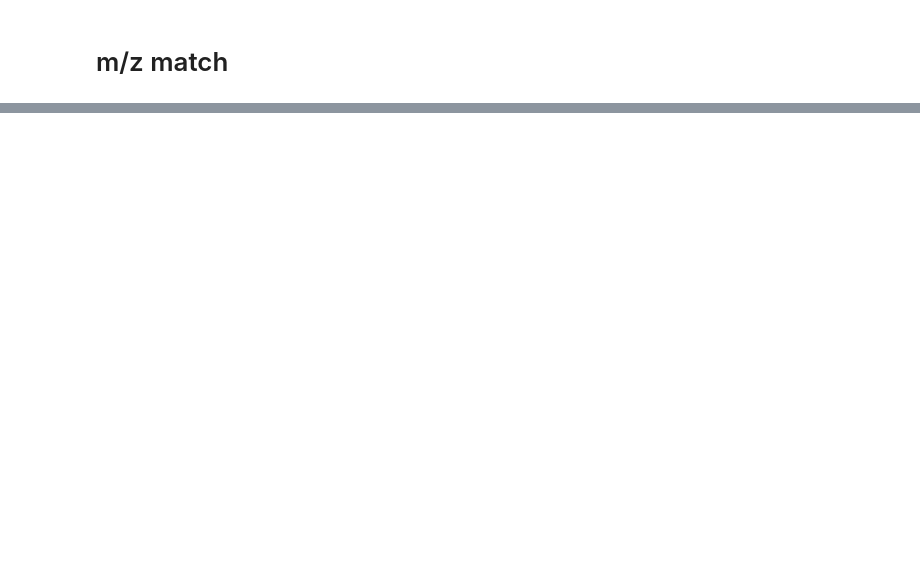
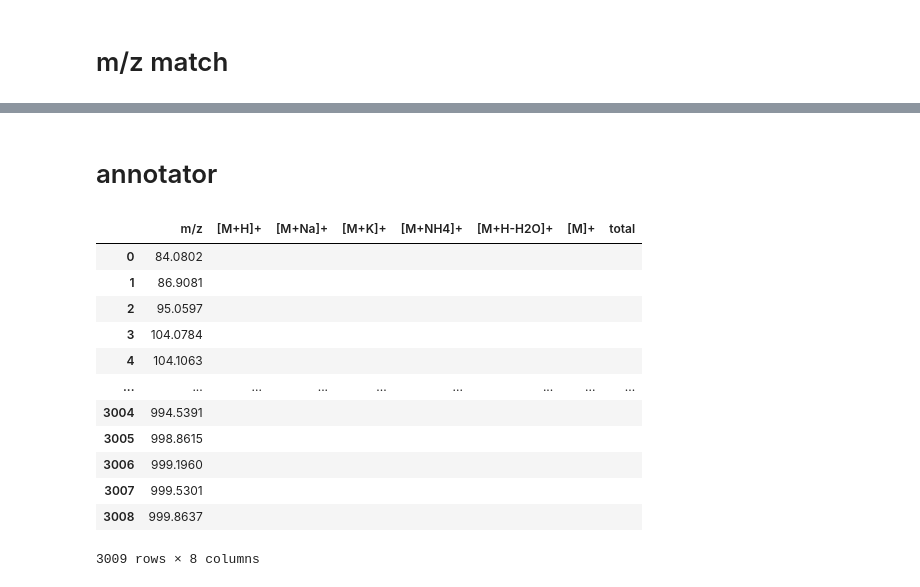
Before and after one commit to Yingzhu96/MSIDAT, a Jupyter notebook: scripts/example.ipynb, the cells around one changed output, grey strips where cells are left out. Saved outputs shown, nothing was run; the diff lists cells and outputs as text; code cells hidden in the pictures; blank space fills up the shorter version.

```diff
--- a/scripts/example.ipynb
+++ b/scripts/example.ipynb
@@ -64,0 +63,23 @@ com_match.output_process()
+# %% [markdown]
+# annotator
+# %%
+from msidat.annotator.make_annotator import Annotator
+annotator = Annotator()
+annotator.database_path = r'C:\Users\jlp10\Desktop\zhuying\python\msidat\userdata\MSDatabase.xlsx'
+annotator.msidata_path = r'C:\Users\jlp10\Desktop\zhuying\python\msidat\userdata\MSIdata.xlsx'
+annotator.output_path = r'C:\Users\jlp10\Desktop\zhuying\python\msidat\userdata\MSIdata_annotator.xlsx'
+annotator.make_annotator()
+# %% [output]
+|  | m/z | [M+H]+ | [M+Na]+ | [M+K]+ | [M+NH4]+ | [M+H-H2O]+ | [M]+ | total |
+| 0 | 84.0802 |  |  |  |  |  |  |  |
+| 1 | 86.9081 |  |  |  |  |  |  |  |
+| 2 | 95.0597 |  |  |  |  |  |  |  |
+| 3 | 104.0784 |  |  |  |  |  |  |  |
+| 4 | 104.1063 |  |  |  |  |  |  |  |
+| ... | ... | ... | ... | ... | ... | ... | ... | ... |
+| 3004 | 994.5391 |  |  |  |  |  |  |  |
+| 3005 | 998.8615 |  |  |  |  |  |  |  |
+| 3006 | 999.1960 |  |  |  |  |  |  |  |
+| 3007 | 999.5301 |  |  |  |  |  |  |  |
+| 3008 | 999.8637 |  |  |  |  |  |  |  |
+3009 rows × 8 columns
```
Also changed, not shown: parts of 3 cells of this notebook, 4 other files.
